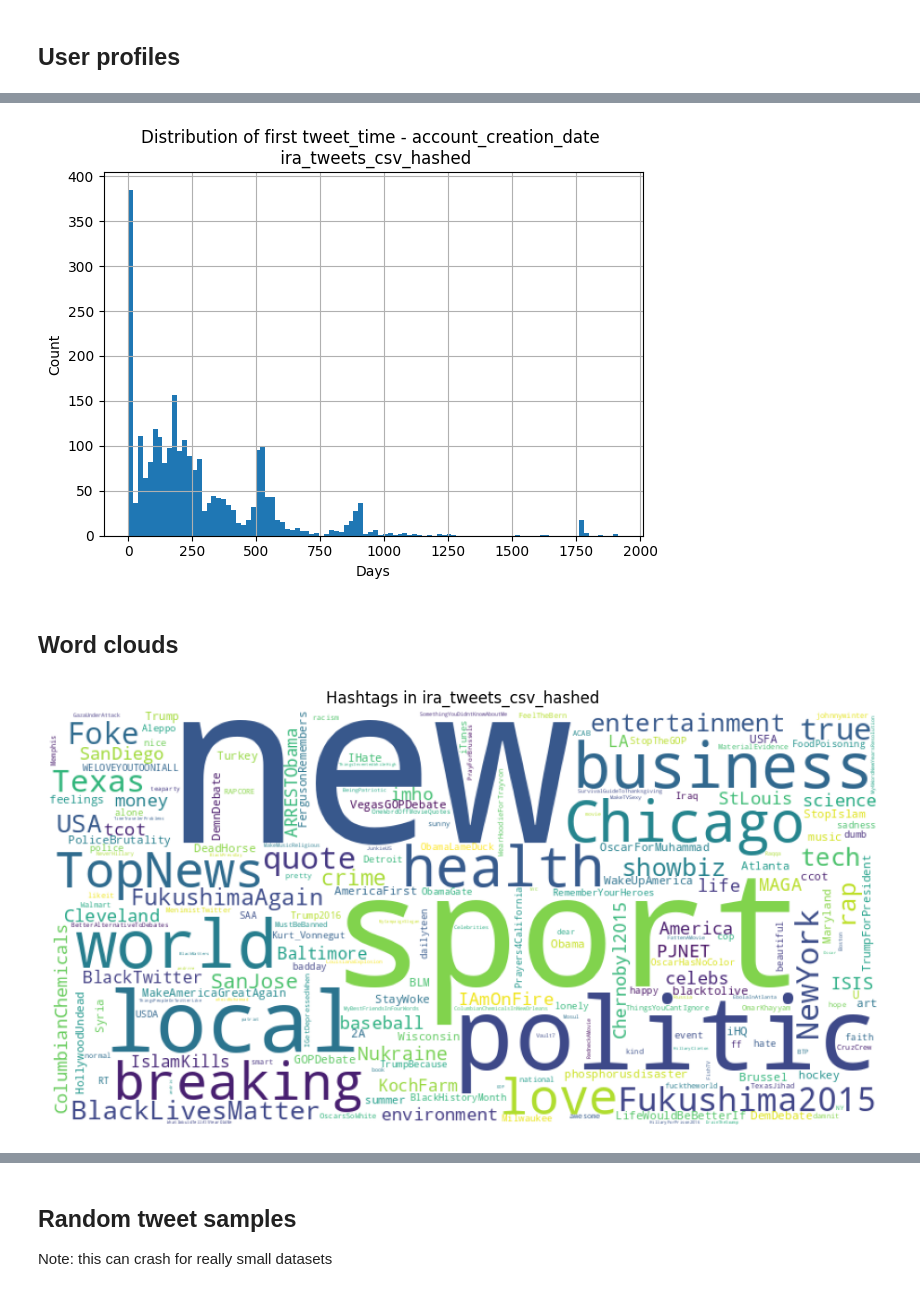
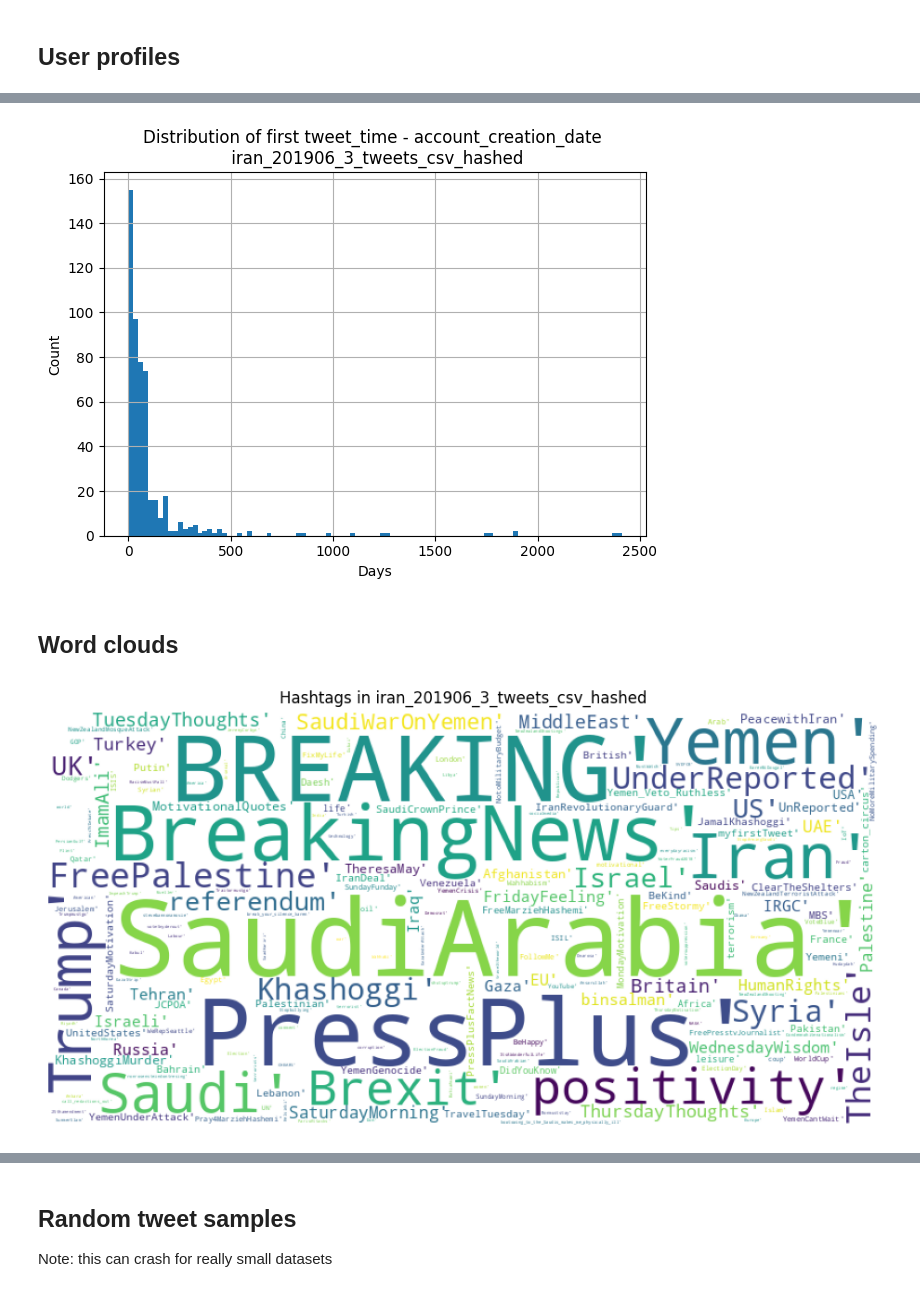
Before and after one commit to csotogd/Multimodal-embeddings-for-information-coordination-detection, a Jupyter notebook: fabio_eda.ipynb, the cells around one changed output, grey strips where cells are left out. Drawn from its saved outputs; the diff is of its cells as text; code cells hidden in the pictures.

```diff
--- a/fabio_eda.ipynb
+++ b/fabio_eda.ipynb
@@ -50,9 +50,10 @@ Description of datasts sorted by size (english tweets only):
 # %% [markdown]
 ### Set up variables
 # %%
-dataset_name = 'ira_tweets_csv_hashed'
+dataset_name = 'iran_201906_3_tweets_csv_hashed'
 output_folder = 'eda_output'
-big_dataset = True # only necessary for ira_tweets_csv_hashed
+big_dataset = False # only necessary for ira_tweets_csv_hashed
+save_figures = False
 # %% [markdown]
 ## Loading the data
 # %%
@@ -125,26 +130,28 @@ plt.title(f'Distribution of first tweet_time - account_creation_date \n {dataset
 plt.xlabel('Days')
 plt.ylabel('Count')
 plt.tight_layout()
-plt.savefig(f'{output_folder}/{dataset_name}_first_tweet_time_account_creation_date.png')
+if save_figures:
+    plt.savefig(f'{output_folder}/{dataset_name}_first_tweet_time_account_creation_date.png')
 plt.show()
 # %% [output]
-[figure, old version]
+[figure, new version]
 # %% [markdown]
 ## Word clouds
 # %%
 from wordcloud import WordCloud
 
 hashtags = df['hashtags'].dropna().str.cat(sep=' ')
 wordcloud = WordCloud(width=800, height=400, background_color='white', collocations=False).generate(hashtags)
 plt.figure(figsize=(10, 5))
 plt.imshow(wordcloud)
 plt.axis('off')
 plt.title(f'Hashtags in {dataset_name}')
 plt.tight_layout()
-plt.savefig(f'{output_folder}/{dataset_name}_hashtags.png')
+if save_figures:
+    plt.savefig(f'{output_folder}/{dataset_name}_hashtags.png')
 plt.show()
 # %% [output]
-[figure, old version]
+[figure, new version]
 # %%
 # do the same with tweet text, but remove stopwords
 from nltk.corpus import stopwords
```
Also changed, not shown: parts of 17 cells of this notebook, 1 other file.
